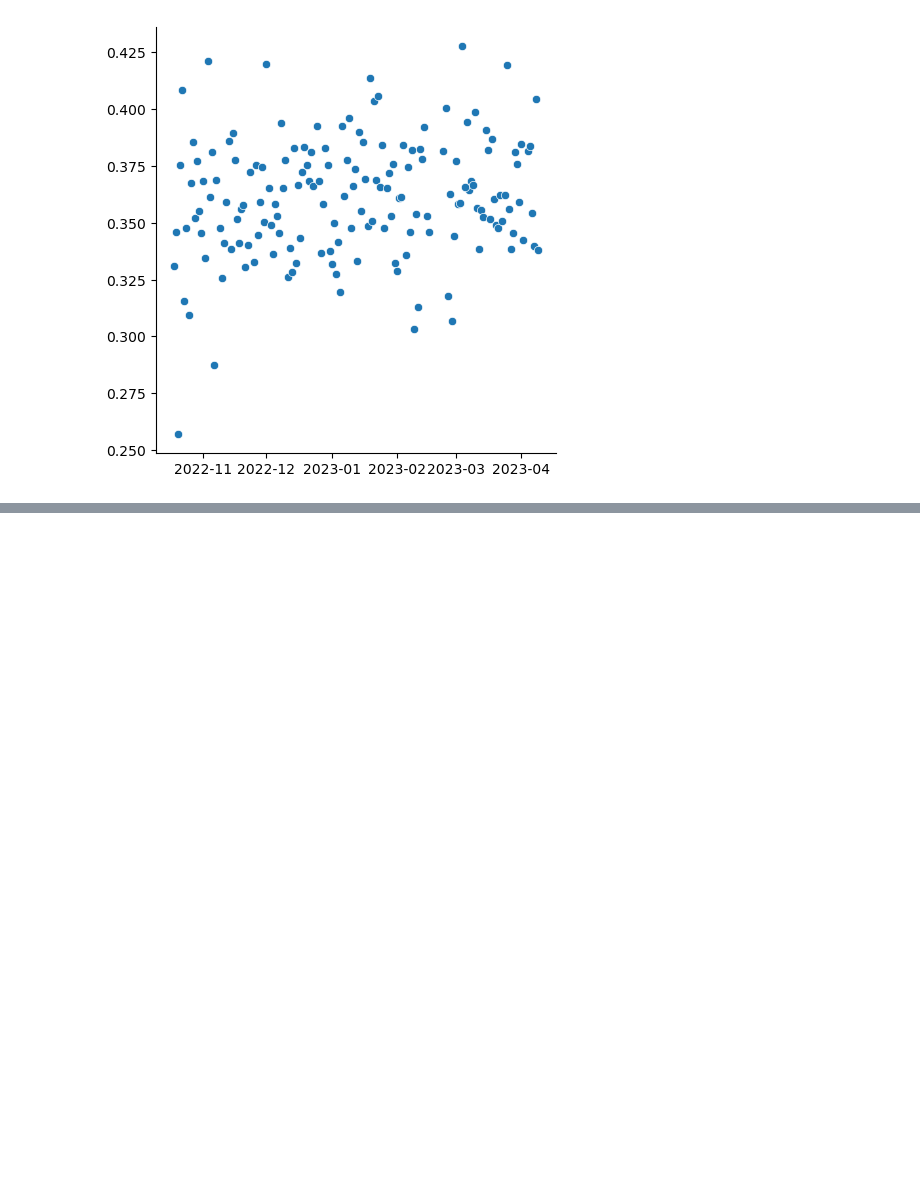
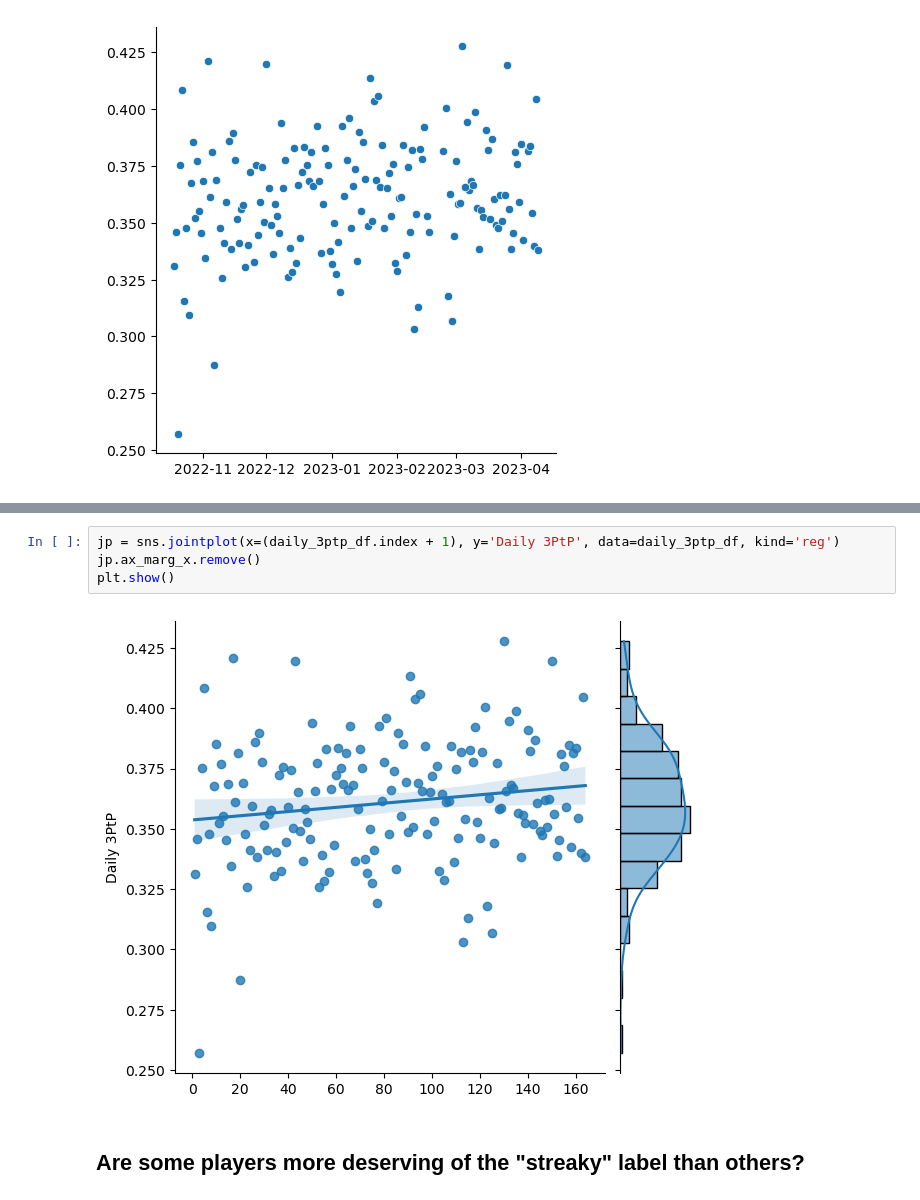
Before and after one commit to jcarmfran/Python-Projects, a Jupyter notebook: Basketball Analysis/Plotting.ipynb, the cells around one changed output, grey strips where cells are left out. Cells and saved outputs as stored; diff of their text form; blank space fills up the shorter version.

Commit message:
adding player analysis
adding a single player analysis on "streakiness" label

```diff
--- a/Basketball Analysis/Plotting.ipynb
+++ b/Basketball Analysis/Plotting.ipynb
@@ -267,0 +218,8 @@ sns.lineplot(x='year', y='passengers', hue='month', data=df)
+# %%
+jp = sns.jointplot(x=(daily_3ptp_df.index + 1), y='Daily 3PtP', data=daily_3ptp_df, kind='reg')
+jp.ax_marg_x.remove()
+plt.show()
+# %% [output]
+[figure, added]
+# %% [markdown]
+## Are some players more deserving of the "streaky" label than others?
```
Also changed, not shown: parts of 52 cells of this notebook.
